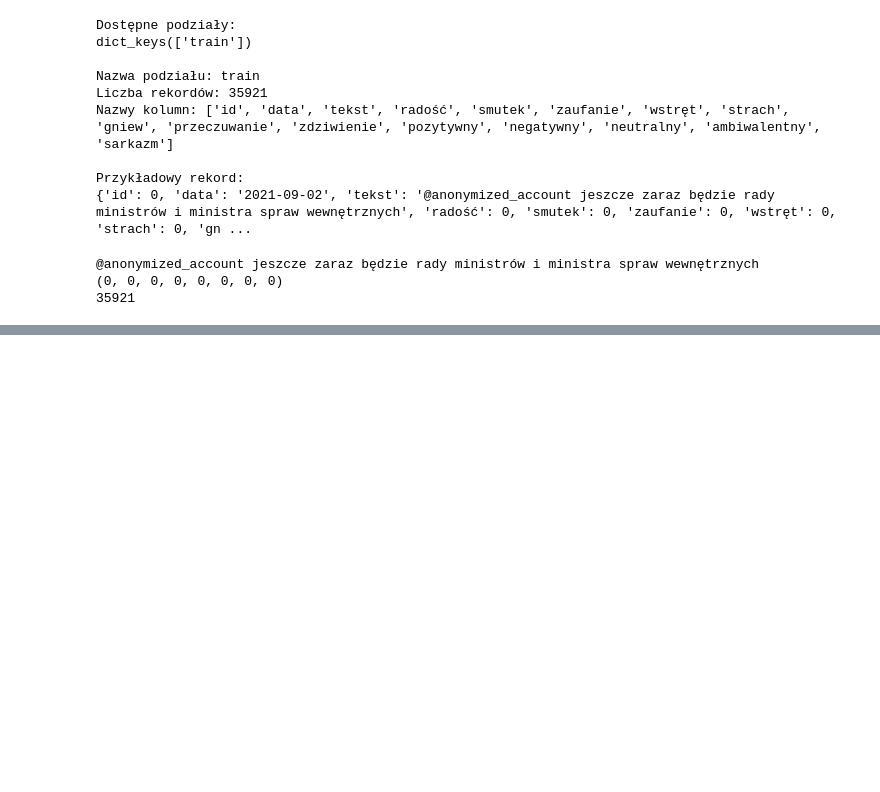
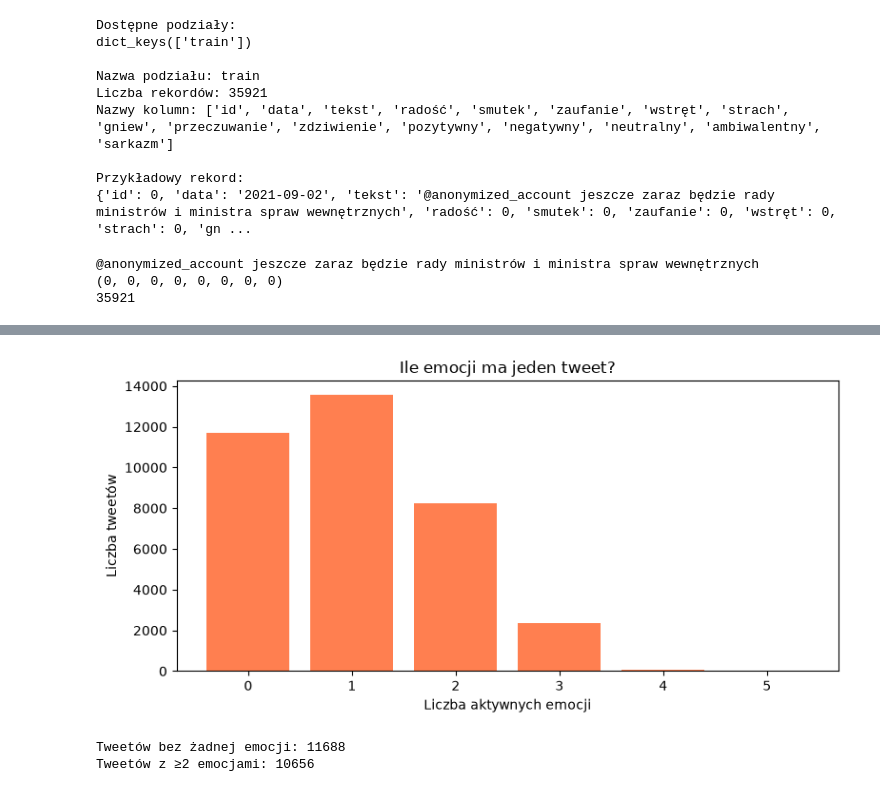
Before and after one commit to marcinoPlayGames/Analyze-emotions-in-polish-internet-posts-using-dataset-TwitterEmo, a Jupyter notebook: notebooks/01_poc_herbert.ipynb, the cells around one changed output, grey strips where cells are left out. Saved outputs shown, nothing was run; the diff lists cells and outputs as text; code cells hidden in the pictures; blank space fills up the shorter version.

```diff
--- a/notebooks/01_poc_herbert.ipynb
+++ b/notebooks/01_poc_herbert.ipynb
@@ -87,0 +107,19 @@ print(len(labels))
+# %%
+labels_per_tweet = y.sum(axis=1).astype(int)
+
+plt.figure(figsize=(8, 4))
+counts = pd.Series(labels_per_tweet).value_counts().sort_index()
+plt.bar(counts.index, counts.values, color="coral")
+plt.title("Ile emocji ma jeden tweet?")
+plt.xlabel("Liczba aktywnych emocji")
+plt.ylabel("Liczba tweetów")
+plt.xticks(range(0, int(labels_per_tweet.max()) + 1))
+plt.tight_layout()
+plt.show()
+
+print("Tweetów bez żadnej emocji:", (labels_per_tweet == 0).sum())
+print("Tweetów z ≥2 emocjami:", (labels_per_tweet >= 2).sum())
+# %% [output]
+[figure, added]
+Tweetów bez żadnej emocji: 11688
+Tweetów z ≥2 emocjami: 10656
```
Also changed, not shown: parts of 7 cells of this notebook.
